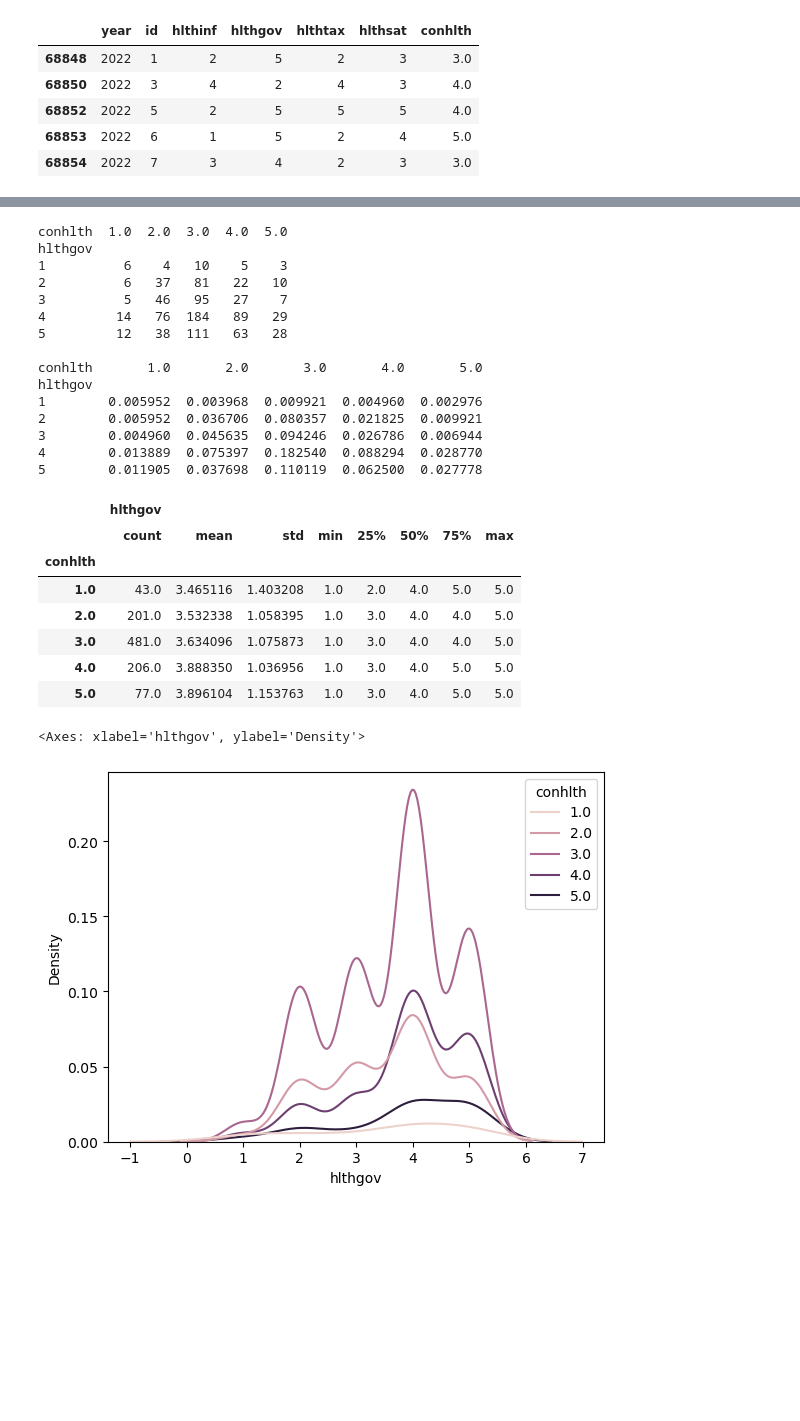
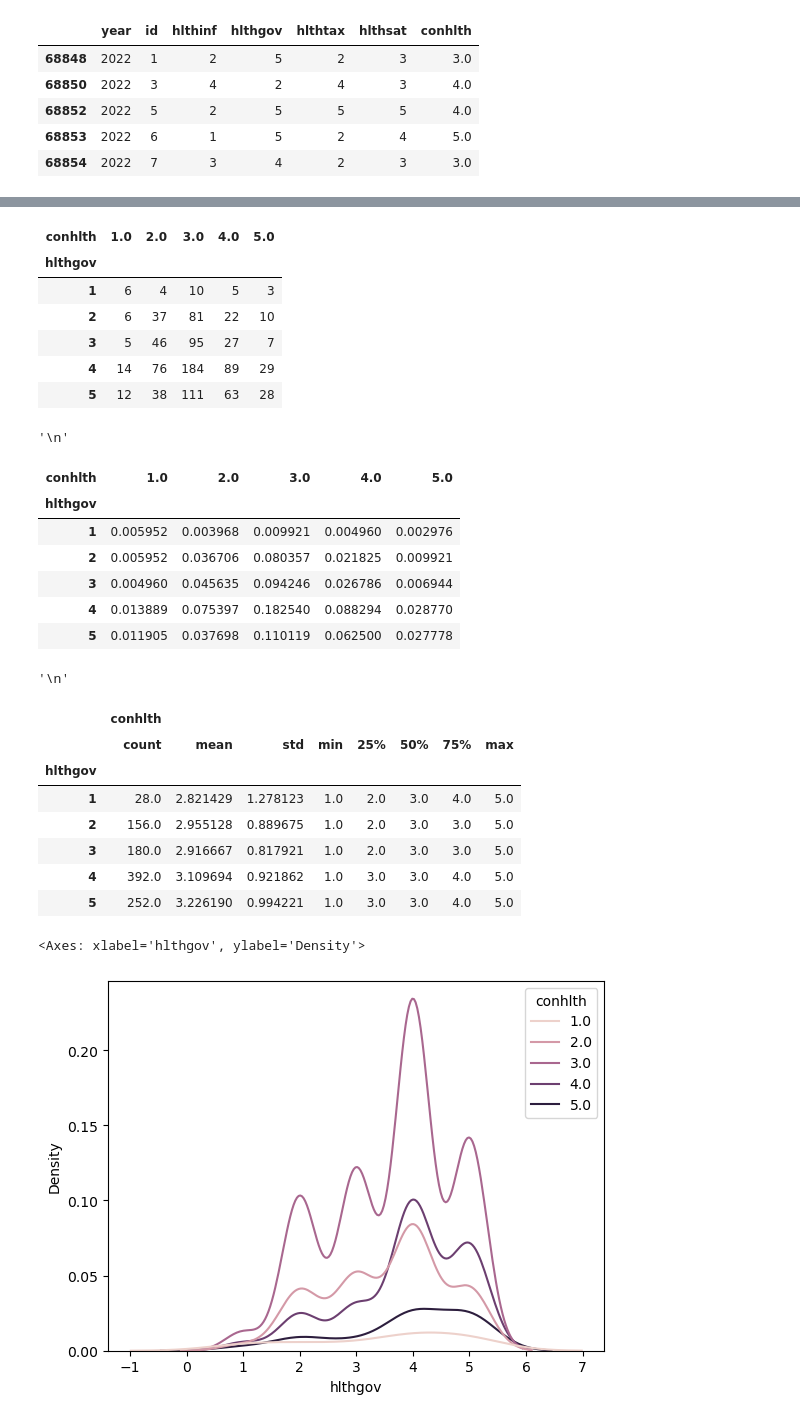
Before and after one commit to ryandinnh/project_gss, a Jupyter notebook: outline of gss project.ipynb, the cells around one changed output, grey strips where cells are left out. Drawn from its saved outputs; the diff is of its cells as text; code cells hidden in the pictures; blank space fills up the shorter version.

```diff
--- a/outline of gss project.ipynb
+++ b/outline of gss project.ipynb
@@ -275,34 +283,39 @@ hlthinf
 [figure]
 # %%
-print(pd.crosstab(total_df['hlthgov'], total_df['conhlth']), '\n')
-print(pd.crosstab(total_df['hlthgov'], total_df['conhlth'], normalize='all'), '\n')
-display(total_df.loc[:,['hlthgov', 'conhlth']].groupby('conhlth').describe())
+# display(pd.crosstab(total_df['conhlth'], total_df['hlthgov']), '\n')
+# display(pd.crosstab(total_df['conhlth'], total_df['hlthgov'], normalize='all'), '\n')
+# display(total_df.loc[:,['conhlth', 'hlthgov']].groupby('conhlth').describe())
+# sns.kdeplot(data=total_df, x='conhlth', hue='hlthgov')
+display(pd.crosstab(total_df['hlthgov'], total_df['conhlth']), '\n')
+display(pd.crosstab(total_df['hlthgov'], total_df['conhlth'], normalize='all'), '\n')
+display(total_df.loc[:,['hlthgov', 'conhlth']].groupby('hlthgov').describe())
 sns.kdeplot(data=total_df, x='hlthgov', hue='conhlth')
 # more confident agree with less gov provision, less confident agree with more gov provision
 # %% [output]
+| conhlth | 1.0 | 2.0 | 3.0 | 4.0 | 5.0 |
+| hlthgov |  |  |  |  |  |
+| 1 | 6 | 4 | 10 | 5 | 3 |
+| 2 | 6 | 37 | 81 | 22 | 10 |
+| 3 | 5 | 46 | 95 | 27 | 7 |
+| 4 | 14 | 76 | 184 | 89 | 29 |
+| 5 | 12 | 38 | 111 | 63 | 28 |
-conhlth  1.0  2.0  3.0  4.0  5.0
-hlthgov
-1          6    4   10    5    3
-2          6   37   81   22   10
-3          5   46   95   27    7
-4         14   76  184   89   29
-5         12   38  111   63   28
-
-conhlth       1.0       2.0       3.0       4.0       5.0
-hlthgov
-1        0.005952  0.003968  0.009921  0.004960  0.002976
-2        0.005952  0.036706  0.080357  0.021825  0.009921
-3        0.004960  0.045635  0.094246  0.026786  0.006944
-4        0.013889  0.075397  0.182540  0.088294  0.028770
-5        0.011905  0.037698  0.110119  0.062500  0.027778
+'\n'
-|  | hlthgov |  |  |  |  |  |  |  |
-|  | count | mean | std | min | 25% | 50% | 75% | max |
-| conhlth |  |  |  |  |  |  |  |  |
-| 1.0 | 43.0 | 3.465116 | 1.403208 | 1.0 | 2.0 | 4.0 | 5.0 | 5.0 |
-| 2.0 | 201.0 | 3.532338 | 1.058395 | 1.0 | 3.0 | 4.0 | 4.0 | 5.0 |
-| 3.0 | 481.0 | 3.634096 | 1.075873 | 1.0 | 3.0 | 4.0 | 4.0 | 5.0 |
-| 4.0 | 206.0 | 3.888350 | 1.036956 | 1.0 | 3.0 | 4.0 | 5.0 | 5.0 |
-| 5.0 | 77.0 | 3.896104 | 1.153763 | 1.0 | 3.0 | 4.0 | 5.0 | 5.0 |
+| conhlth | 1.0 | 2.0 | 3.0 | 4.0 | 5.0 |
+| hlthgov |  |  |  |  |  |
+| 1 | 0.005952 | 0.003968 | 0.009921 | 0.004960 | 0.002976 |
+| 2 | 0.005952 | 0.036706 | 0.080357 | 0.021825 | 0.009921 |
+| 3 | 0.004960 | 0.045635 | 0.094246 | 0.026786 | 0.006944 |
+| 4 | 0.013889 | 0.075397 | 0.182540 | 0.088294 | 0.028770 |
+| 5 | 0.011905 | 0.037698 | 0.110119 | 0.062500 | 0.027778 |
-<Axes: xlabel='hlthgov', ylabel='Density'>
+'\n'
+|  | conhlth |  |  |  |  |  |  |  |
+|  | count | mean | std | min | 25% | 50% | 75% | max |
+| hlthgov |  |  |  |  |  |  |  |  |
+| 1 | 28.0 | 2.821429 | 1.278123 | 1.0 | 2.0 | 3.0 | 4.0 | 5.0 |
+| 2 | 156.0 | 2.955128 | 0.889675 | 1.0 | 2.0 | 3.0 | 3.0 | 5.0 |
+| 3 | 180.0 | 2.916667 | 0.817921 | 1.0 | 2.0 | 3.0 | 3.0 | 5.0 |
+| 4 | 392.0 | 3.109694 | 0.921862 | 1.0 | 3.0 | 3.0 | 4.0 | 5.0 |
+| 5 | 252.0 | 3.226190 | 0.994221 | 1.0 | 3.0 | 3.0 | 4.0 | 5.0 |
+<Axes: xlabel='hlthgov', ylabel='Density'>
 [figure]
 # %%
```
Also changed, not shown: parts of 7 cells of this notebook.
